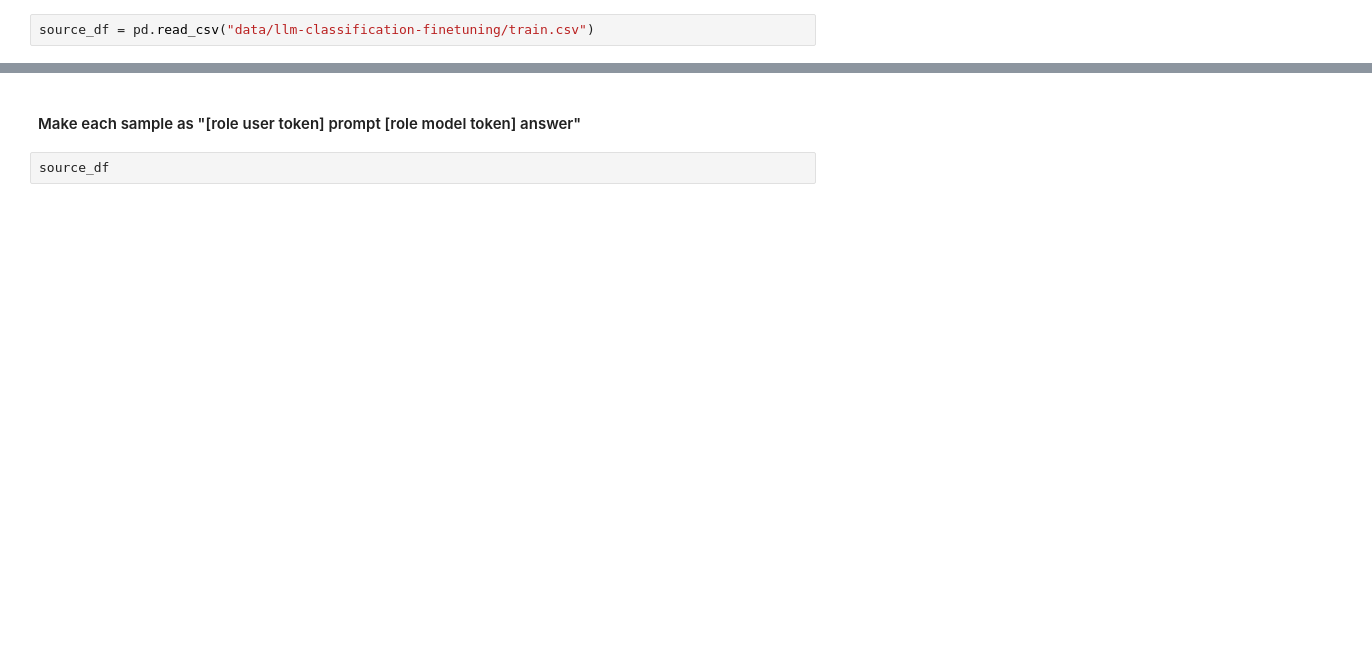
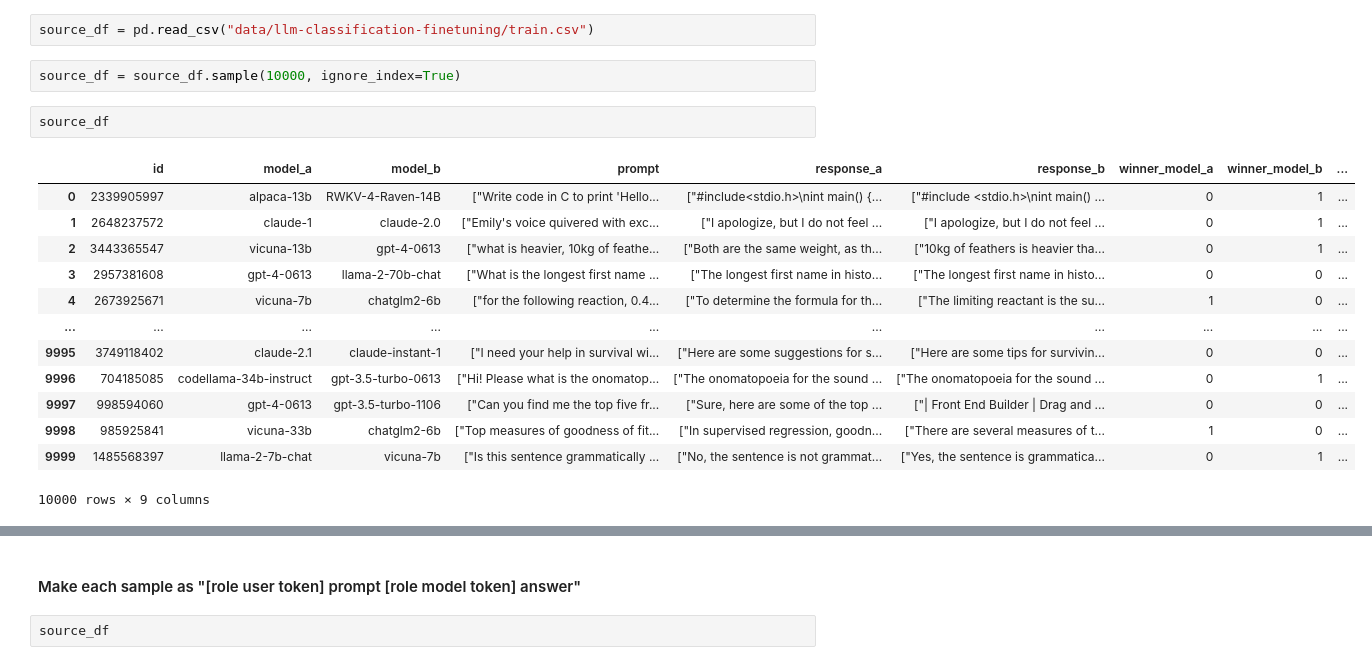
Before and after one commit to milevmax/llm-classification-finetuning, a Jupyter notebook: dummy_lstm.ipynb, the cells around one changed output, grey strips where cells are left out. Cells and saved outputs as stored; diff of their text form; blank space fills up the shorter version.

```diff
--- a/dummy_lstm.ipynb
+++ b/dummy_lstm.ipynb
@@ -14,5 +15,23 @@ from transformers import AutoTokenizer
 # %%
 source_df = pd.read_csv("data/llm-classification-finetuning/train.csv")
+# %%
+source_df = source_df.sample(10000, ignore_index=True)
+# %%
+source_df
+# %% [output]
+|  | id | model_a | model_b | prompt | response_a | response_b | winner_model_a | winner_model_b | ... |
+| 0 | 2339905997 | alpaca-13b | RWKV-4-Raven-14B | ["Write code in C to print 'Hello... | ["#include<stdio.h>\nint main() {... | ["#include <stdio.h>\nint main() ... | 0 | 1 | ... |
+| 1 | 2648237572 | claude-1 | claude-2.0 | ["Emily's voice quivered with exc... | ["I apologize, but I do not feel ... | ["I apologize, but I do not feel ... | 0 | 1 | ... |
+| 2 | 3443365547 | vicuna-13b | gpt-4-0613 | ["what is heavier, 10kg of feathe... | ["Both are the same weight, as th... | ["10kg of feathers is heavier tha... | 0 | 1 | ... |
+| 3 | 2957381608 | gpt-4-0613 | llama-2-70b-chat | ["What is the longest first name ... | ["The longest first name in histo... | ["The longest first name in histo... | 0 | 0 | ... |
+| 4 | 2673925671 | vicuna-7b | chatglm2-6b | ["for the following reaction, 0.4... | ["To determine the formula for th... | ["The limiting reactant is the su... | 1 | 0 | ... |
+| ... | ... | ... | ... | ... | ... | ... | ... | ... | ... |
+| 9995 | 3749118402 | claude-2.1 | claude-instant-1 | ["I need your help in survival wi... | ["Here are some suggestions for s... | ["Here are some tips for survivin... | 0 | 0 | ... |
+| 9996 | 704185085 | codellama-34b-instruct | gpt-3.5-turbo-0613 | ["Hi! Please what is the onomatop... | ["The onomatopoeia for the sound ... | ["The onomatopoeia for the sound ... | 0 | 1 | ... |
+| 9997 | 998594060 | gpt-4-0613 | gpt-3.5-turbo-1106 | ["Can you find me the top five fr... | ["Sure, here are some of the top ... | ["| Front End Builder | Drag and ... | 0 | 0 | ... |
+| 9998 | 985925841 | vicuna-33b | chatglm2-6b | ["Top measures of goodness of fit... | ["In supervised regression, goodn... | ["There are several measures of t... | 1 | 0 | ... |
+| 9999 | 1485568397 | llama-2-7b-chat | vicuna-7b | ["Is this sentence grammatically ... | ["No, the sentence is not grammat... | ["Yes, the sentence is grammatica... | 0 | 1 | ... |
+10000 rows × 9 columns
 # %%
 round(source_df.memory_usage(deep=True).sum() / 1024 / 1024, 2)
 # %% [output]
```
Also changed, not shown: parts of 33 cells of this notebook.
